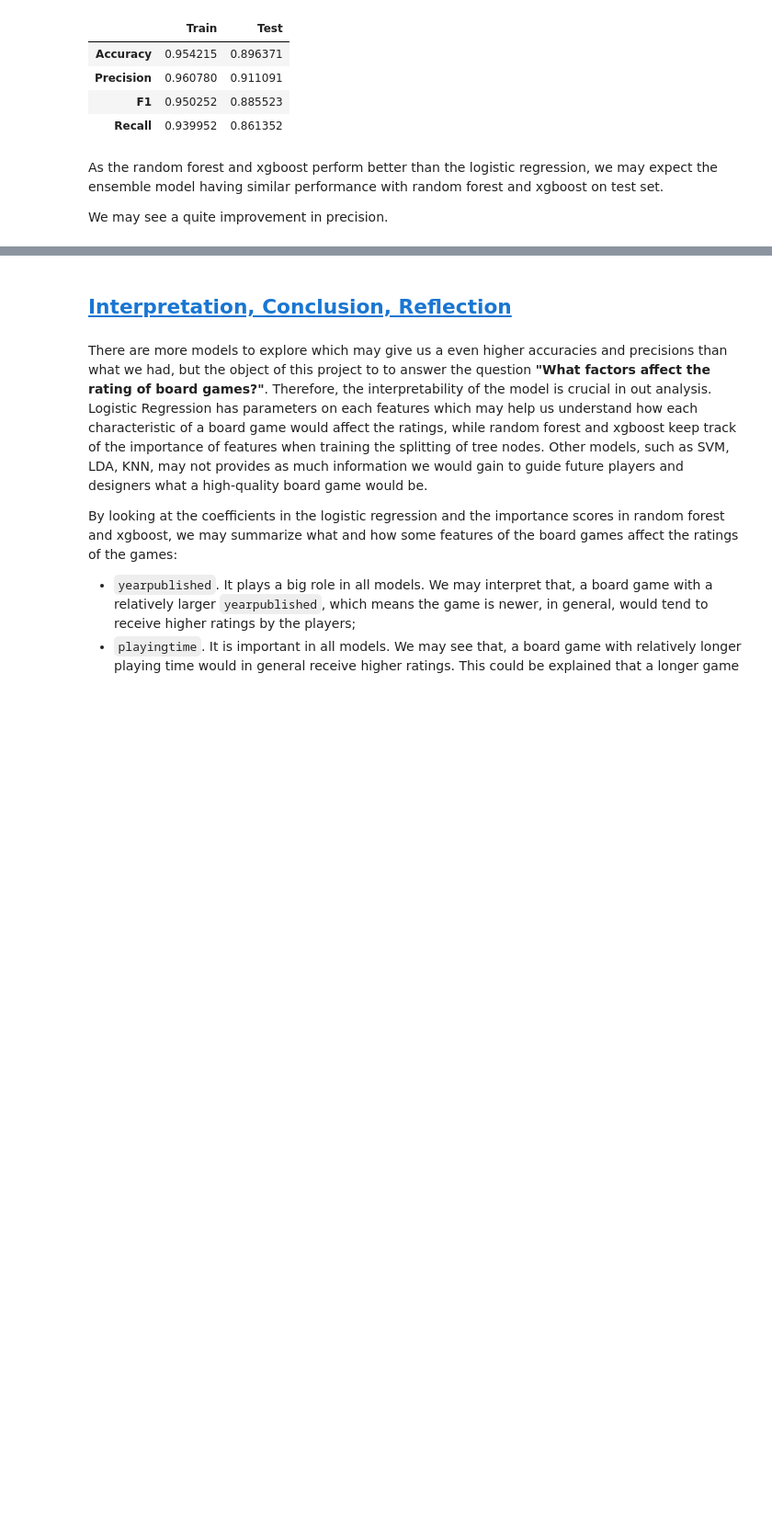
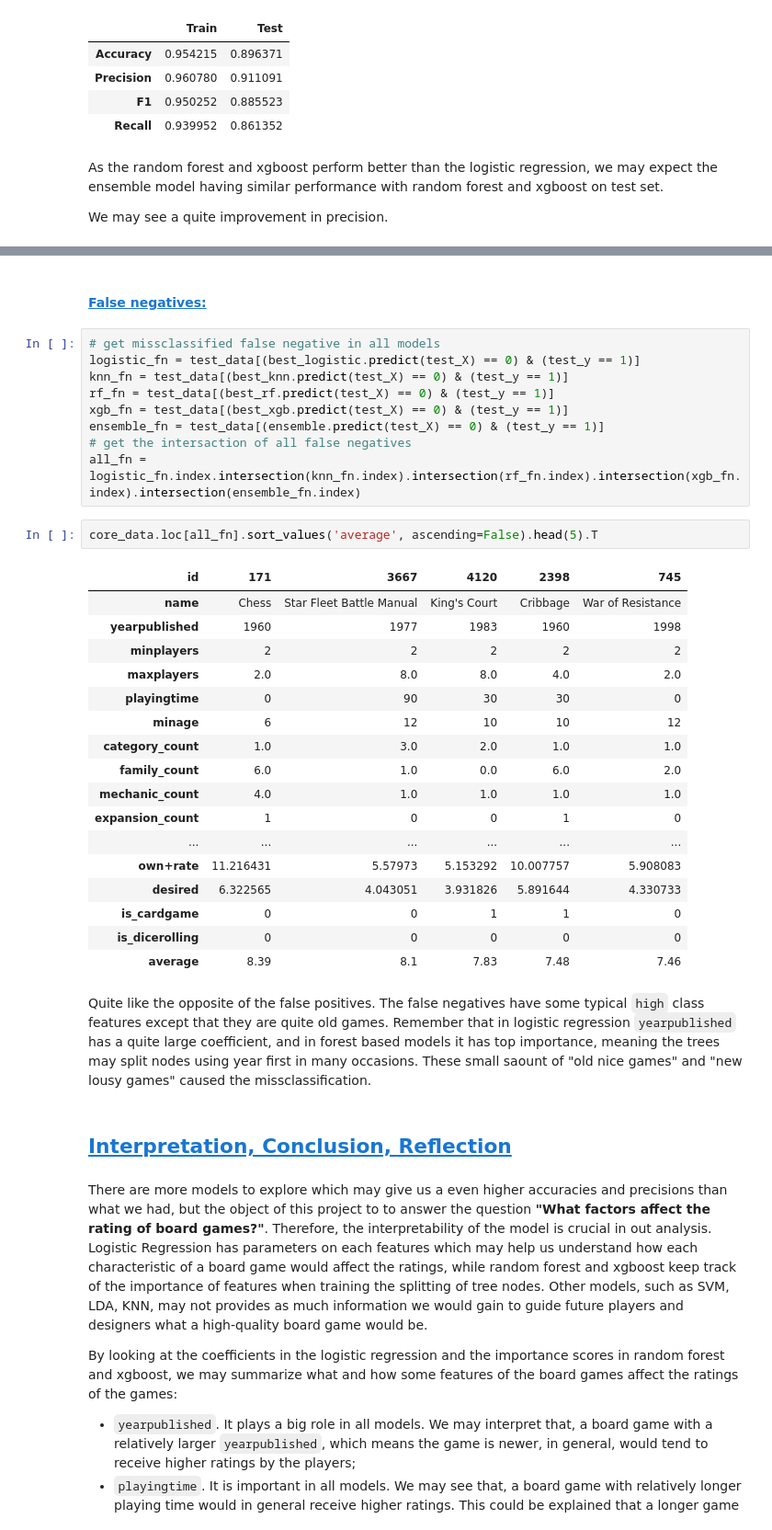
Before and after one commit to Fredfreddo/SI618_24W_project, a Jupyter notebook: project_3.ipynb, the cells around one changed output, grey strips where cells are left out. Shown at 92% size. Cells and saved outputs as stored; diff of their text form; blank space fills up the shorter version.

```diff
--- a/project_3.ipynb
+++ b/project_3.ipynb
@@ -713,3 +759,36 @@ We may see a quite improvement in precision.
+# %% [markdown]
+#### <a id='toc2_6_9_2_'></a>[False negatives:](#toc0_)
+# %%
+# get missclassified false negative in all models
+logistic_fn = test_data[(best_logistic.predict(test_X) == 0) & (test_y == 1)]
+knn_fn = test_data[(best_knn.predict(test_X) == 0) & (test_y == 1)]
+rf_fn = test_data[(best_rf.predict(test_X) == 0) & (test_y == 1)]
+xgb_fn = test_data[(best_xgb.predict(test_X) == 0) & (test_y == 1)]
+ensemble_fn = test_data[(ensemble.predict(test_X) == 0) & (test_y == 1)]
+# get the intersaction of all false negatives
+all_fn = logistic_fn.index.intersection(knn_fn.index).intersection(rf_fn.index).intersection(xgb_fn.index).intersection(ensemble_fn.index)
+# %%
+core_data.loc[all_fn].sort_values('average', ascending=False).head(5).T
+# %% [output]
+| id | 171 | 3667 | 4120 | 2398 | 745 |
+| name | Chess | Star Fleet Battle Manual | King's Court | Cribbage | War of Resistance |
+| yearpublished | 1960 | 1977 | 1983 | 1960 | 1998 |
+| minplayers | 2 | 2 | 2 | 2 | 2 |
+| maxplayers | 2.0 | 8.0 | 8.0 | 4.0 | 2.0 |
+| playingtime | 0 | 90 | 30 | 30 | 0 |
+| minage | 6 | 12 | 10 | 10 | 12 |
+| category_count | 1.0 | 3.0 | 2.0 | 1.0 | 1.0 |
+| family_count | 6.0 | 1.0 | 0.0 | 6.0 | 2.0 |
+| mechanic_count | 4.0 | 1.0 | 1.0 | 1.0 | 1.0 |
+| expansion_count | 1 | 0 | 0 | 1 | 0 |
+| ... | ... | ... | ... | ... | ... |
+| own+rate | 11.216431 | 5.57973 | 5.153292 | 10.007757 | 5.908083 |
+| desired | 6.322565 | 4.043051 | 3.931826 | 5.891644 | 4.330733 |
+| is_cardgame | 0 | 0 | 1 | 1 | 0 |
+| is_dicerolling | 0 | 0 | 0 | 0 | 0 |
+| average | 8.39 | 8.1 | 7.83 | 7.48 | 7.46 |
+# %% [markdown]
+Quite like the opposite of the false positives. The false negatives have some typical `high` class features except that they are quite old games. Remember that in logistic regression `yearpublished` has a quite large coefficient, and in forest based models it has top importance, meaning the trees may split nodes using year first in many occasions. These small saount of "old nice games" and "new lousy games" caused the missclassification.
 # %% [markdown]
 ## <a id='toc2_7_'></a>[Interpretation, Conclusion, Reflection](#toc0_)
 # %% [markdown]
```
Also changed, not shown: parts of 7 cells of this notebook, 1 other file.
